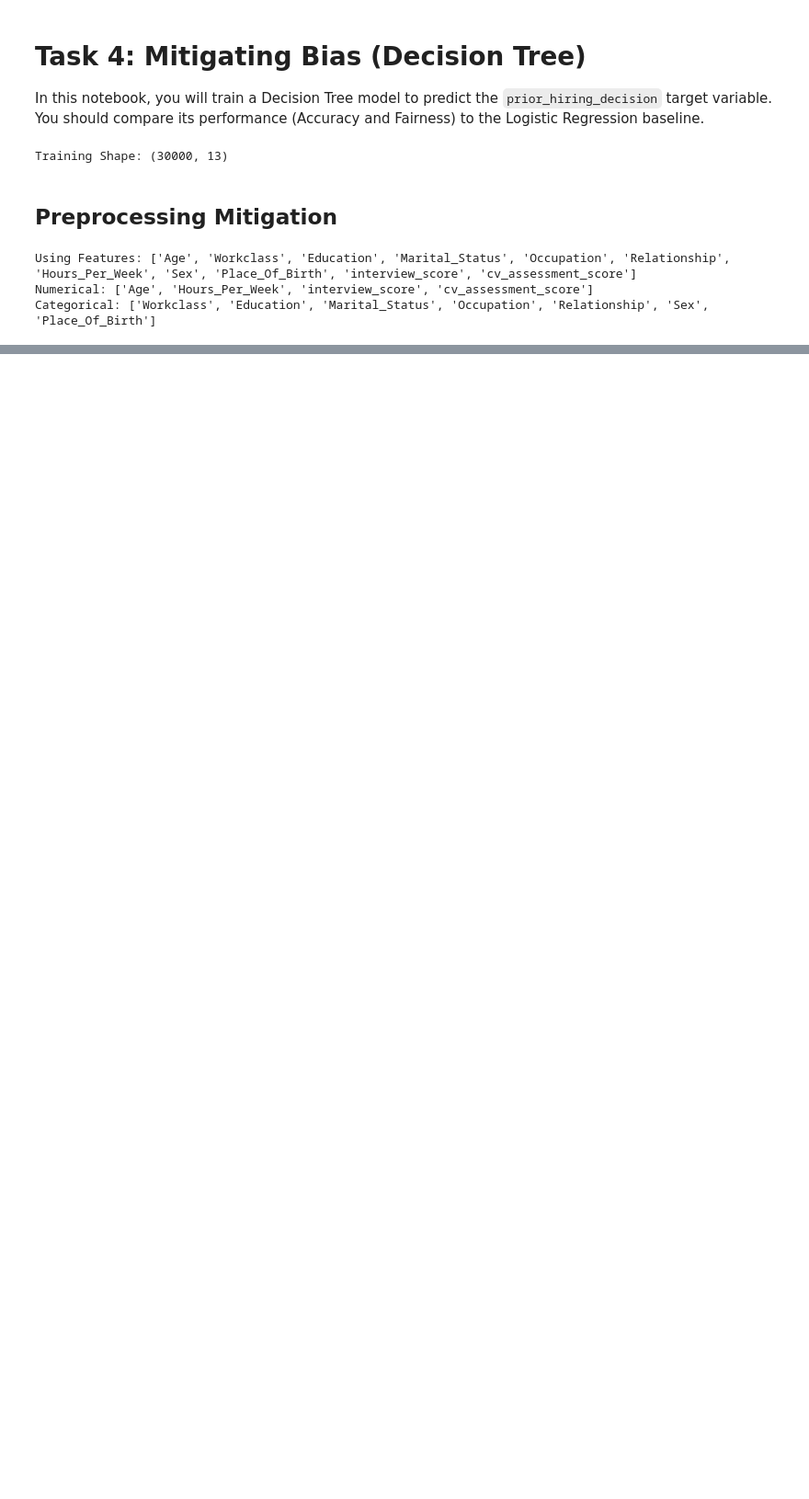
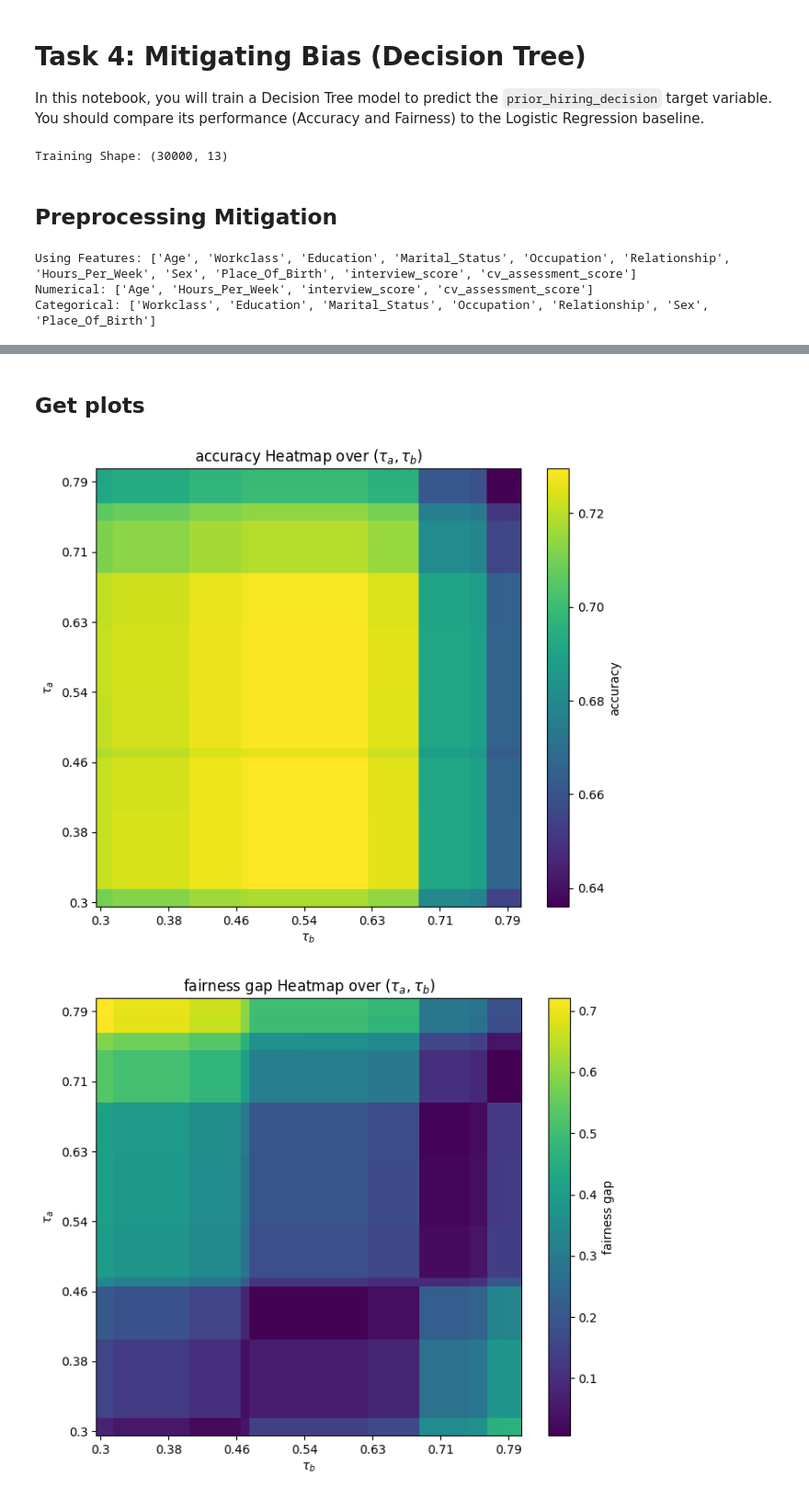
Before and after one commit to XiaoxinDeng/automated_interview_screening, a Jupyter notebook: src/decision_tree_mitigate.ipynb, the cells around one changed output, grey strips where cells are left out. Shown at 92% size. Cells and saved outputs as stored; diff of their text form; code cells hidden in the pictures; blank space fills up the shorter version.

```diff
--- a/src/decision_tree_mitigate.ipynb
+++ b/src/decision_tree_mitigate.ipynb
@@ -46,6 +45,8 @@ Categorical: ['Workclass', 'Education', 'Marital_Status', 'Occupation', 'Relatio
 # %%
 # Train Classifier
-clf.fit(X_train, y_train, sample_weight=weight)
+clf.fit(X_train, y_train, classifier__sample_weight=weight)
 # Validate Classifier
 y_pred = clf.predict(X_val)
 y_pred_proba = clf.predict_proba(X_val)[:, 1]
+accuracy_val = accuracy_score(y_val, y_pred)
+print(f'Validation Accuracy (reweight): {accuracy_val:.4f}')
@@ -81,0 +110,14 @@ for target_tpr in target_tprs:
+# %%
+# Find best accuracy under EO gap < Metric_threshold
+Metric_threshold = 0.01
+rows, cols = np.where(results['fairness_gaps'] < Metric_threshold)
+filtered_accuracies = results['accuracies'][rows, cols]
+best_accuracy_idx = np.argmax(filtered_accuracies)
+best_k = np.argmax(filtered_accuracies)
+i_best = rows[best_k]
+j_best = cols[best_k]
+fairness_metric_value = results['fairness_gaps'][i_best, j_best]
+best_accuracy = filtered_accuracies[best_k]
+tau_a_best = tau_as[i_best]
+tau_b_best = tau_bs[j_best]
+print(f'Tau_a={tau_a_best:.4f}, Tau_b={tau_b_best:.4f} achieve Accuracy={best_accuracy:.4f} under EO gap<{Metric_threshold}')
@@ -141,0 +152,17 @@ for metric, gap in fairness_gaps.items():
+# %% [markdown]
+## Get plots
+# %%
+importlib.reload(utils)
+from utils import plot_roc_curve, post_process_mitigation, plot_tradeoff, plot_attribute_on_thresholds
+
+plot_attribute_on_thresholds(tau_as, tau_bs, results["accuracies"], "accuracy")
+plot_attribute_on_thresholds(tau_as, tau_bs, results["fairness_gaps"], "fairness gap")
+plot_tradeoff(results["accuracies"], results["fairness_gaps"],
+              baseline_acc=accuracy_score(y_val, y_pred),
+              baseline_eo=fairness_metrics(y_val, y_pred, sensitive_val)[1]['EO_gap_|TPR(A=1)-TPR(A=0)|'])
+
+y_pred_proba_post = post_process_mitigation(y_pred_proba, sensitive_val, tau_a_best, tau_b_best)
+plot_roc_curve(y_val, y_pred_proba_post)
+# %% [output]
+[figure, added]
+[figure, added]
```
Also changed, not shown: parts of 18 cells of this notebook, 2 other files.
